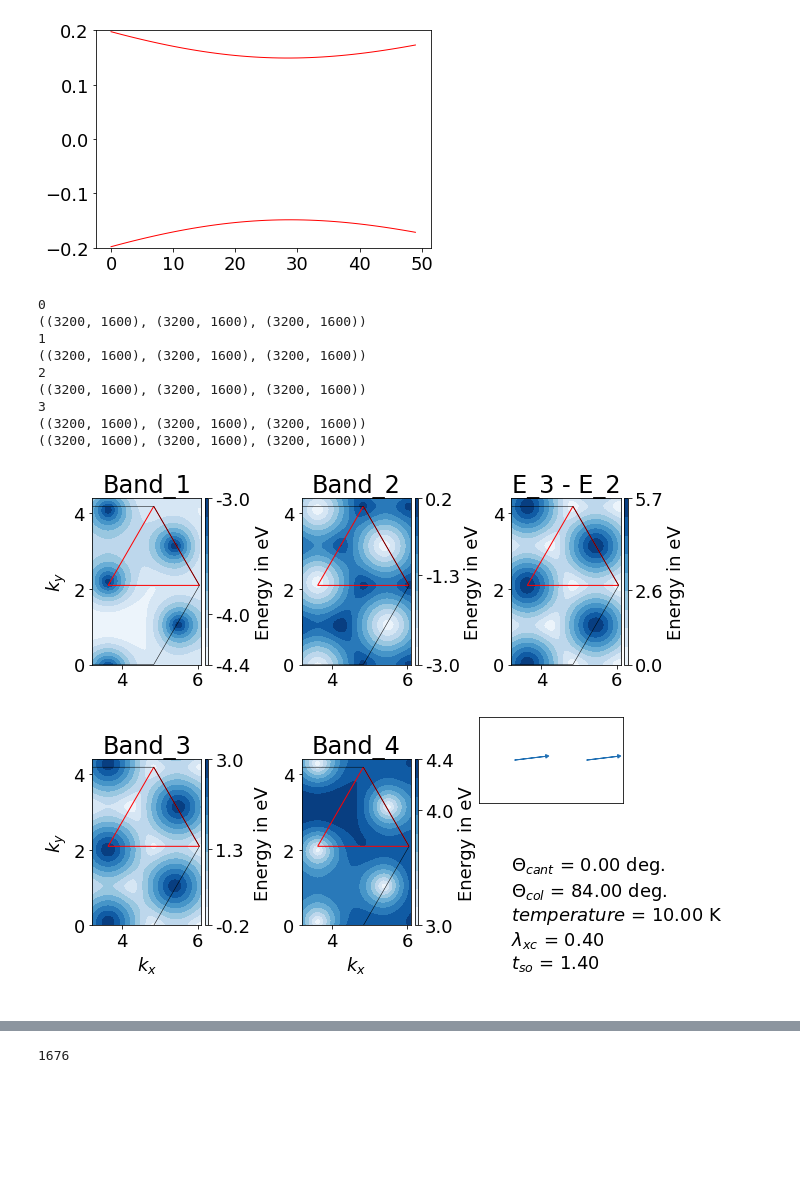
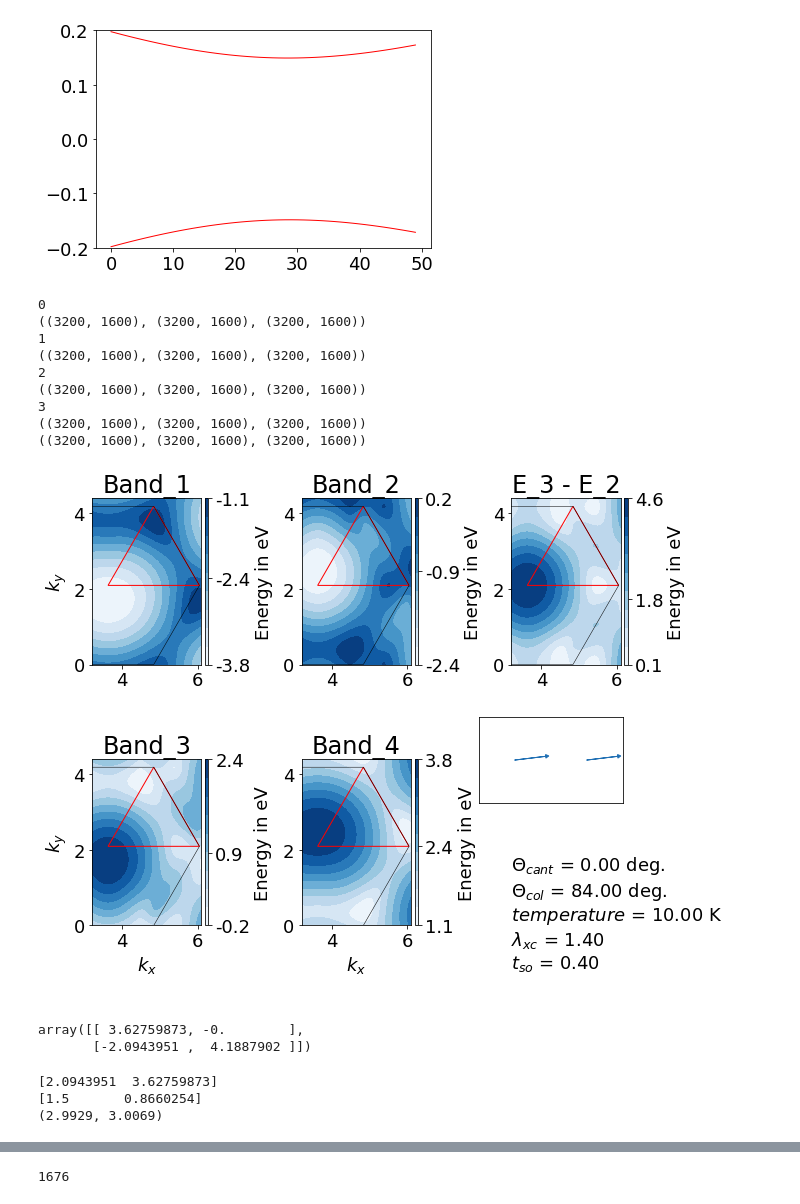
Before and after one commit to JonathanKipp/Plotting, a Jupyter notebook: Bandscompare_bib.ipynb, the cells around one changed output, grey strips where cells are left out. Cells and saved outputs as stored; diff of their text form; code cells hidden in the pictures; blank space fills up the shorter version.

```diff
--- a/Bandscompare_bib.ipynb
+++ b/Bandscompare_bib.ipynb
@@ -55,12 +55,12 @@ def setup_check(keyword,prefix,fname):
                 if s.group(2)!=None:
                     val = float(s.group(1))
     return(val)
-datesets = ["20190423","20190424","20190425","20190517","20190606","20190611","20190612","20190614","20190618"]
+datesets = ["20190423","20190424","20190425","20190517","20190606","20190611","20190612","20190614","20190618","20190625","20190626","20190627"]
 prefixsold = ["/Users/kipp/STB/output_jureca/" + d + "/" for d in datesets]
 prefixs = ["/Data/ias-1/kipp/" + d + "/" for d in datesets]
 save_prefix = "/Users/kipp/STB/weyl_figures/Weyl_figures/"
 coltypes = ['col','noncol']
-func_col_types = [1,0,2,3,2,2,2,2,2]
+func_col_types = [1,0,2,3,2,2,2,2,2,2,2,2]
 hc_syms = ['sym','antisym']
 K_label = ["","$\Gamma$", "$K^{'}$", "K", "$\Gamma$"]
 findbool = False
@@ -633,9 +633,9 @@ import kipp_ucvec as ucv
 from datetime import date
 colmap = 'Blues'
 norm = colors.Normalize(vmin = -4, vmax = 4)
-prefix = prefixs[8]
-dateset = datesets[8]
-filename = "path_rel_G-K-Kprime_anticol_theta_col_{:02}_large".format(2)
+prefix = prefixs[9]
+dateset = datesets[9]
+filename = "path_rel_G-K-Kprime_lambda_anticol_theta_col_{:02}_large".format(2)
 #filename = "path_rel_G-K-Kprime_anticol_theta_scancol_{:02}".format(2)
 #filename = "path_rel_G-K-Kprime_inplane_fm_new"
 save_prefix = '/Users/kipp/STB/weyl_figures/Weyl_figures/'
@@ -751,40 +751,53 @@ xlims = axis[1,2].get_xlim()
 axins = inset_axes(axis[1,2], width=2.0, height=1.2,loc = 'upper right')
 axins.tick_params(tick1On = False,labelleft=False, labelbottom=False)
 axins.set_xlim(-1.8,2.8)
 axins.set_ylim(-1.2,1.2)
 
 axins.arrow(1.65, 0, dx[1],dz[1], head_width=0.1, head_length=0.1,color = cm.get_cmap(colmap)(norm(2)))
 axins.arrow(-0.65, 0, dx[0],dz[0], head_width=0.1, head_length=0.1,color = cm.get_cmap(colmap)(norm(2)))
 #axins.arrow(1.65, 0, dx_opp[1],dz_opp[1], head_width=0.1, head_length=0.1,color = cm.get_cmap(colmap)(norm(o)))
 #axins.arrow(-0.65, 0, dx_opp[0],dz_opp[0], head_width=0.1, head_length=0.1,color = cm.get_cmap(colmap)(norm(o)))
 axis[1,2].text(xlims[0], ylims[0], textstr,size = 18,
              horizontalalignment='left',
              verticalalignment='bottom')
 axis[1,2].set_axis_off()
 #axis[1,2].remove()
-'''for j in range(4):
-    axis[1,2].plot(E_line[j],K_line,color = cm.get_cmap(colmap)(norm(2)))
-axis[1,2].set_yticks(ticks)
-axis[1,2].set_yticklabels(K_label[1:])
-axis[1,2].set_title("Bands on path")
-axis[1,2].set_xlabel("Energy in eV")'''
+#for j in range(4):
+#    axis[1,2].plot(E_line[j],K_line,color = cm.get_cmap(colmap)(norm(2)))
+#axis[1,2].set_yticks(ticks)
+#axis[1,2].set_yticklabels(K_label[1:])
+#axis[1,2].set_title("Bands on path")
+#axis[1,2].set_xlabel("Energy in eV")
 axis[1,0].set_xlabel("$k_x$")
 axis[1,1].set_xlabel("$k_x$")
 axis[0,0].set_ylabel("$k_y$")
 axis[1,0].set_ylabel("$k_y$")
 with PdfPages(save_prefix + d + '_' + dateset + '_' + filename + '_' + save_fname + '.pdf') as pdf:
 	pdf.savefig(fig)
 # %% [output]
 0
 ((3200, 1600), (3200, 1600), (3200, 1600))
 1
 ((3200, 1600), (3200, 1600), (3200, 1600))
 2
 ((3200, 1600), (3200, 1600), (3200, 1600))
 3
 ((3200, 1600), (3200, 1600), (3200, 1600))
 ((3200, 1600), (3200, 1600), (3200, 1600))
-[figure, old version]
+[figure, new version]
+# %%
+rlat
+# %% [output]
+array([[ 3.62759873, -0.        ],
+       [-2.0943951 ,  4.1887902 ]])
+# %%
+print(2*np.pi/3*np.array([1,np.sqrt(3)]))
+print(0.5*np.array([3,np.sqrt(3)]))
+print(1.73**2,1.5**2+0.87**2)
+# %% [output]
+[2.0943951  3.62759873]
+[1.5       0.8660254]
+(2.9929, 3.0069)
 # %%
         ### ONLY DIFF BAND 2 AND 3 ###
 from mpl_toolkits.axes_grid1 import make_axes_locatable
```
Also changed, not shown: parts of 1 cell of this notebook, 1 other file.
